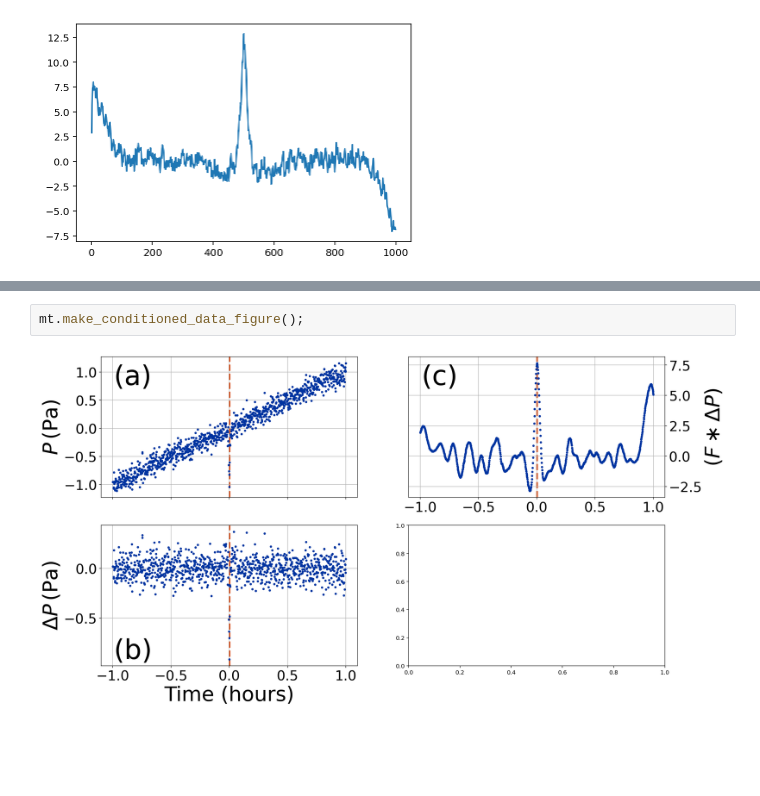
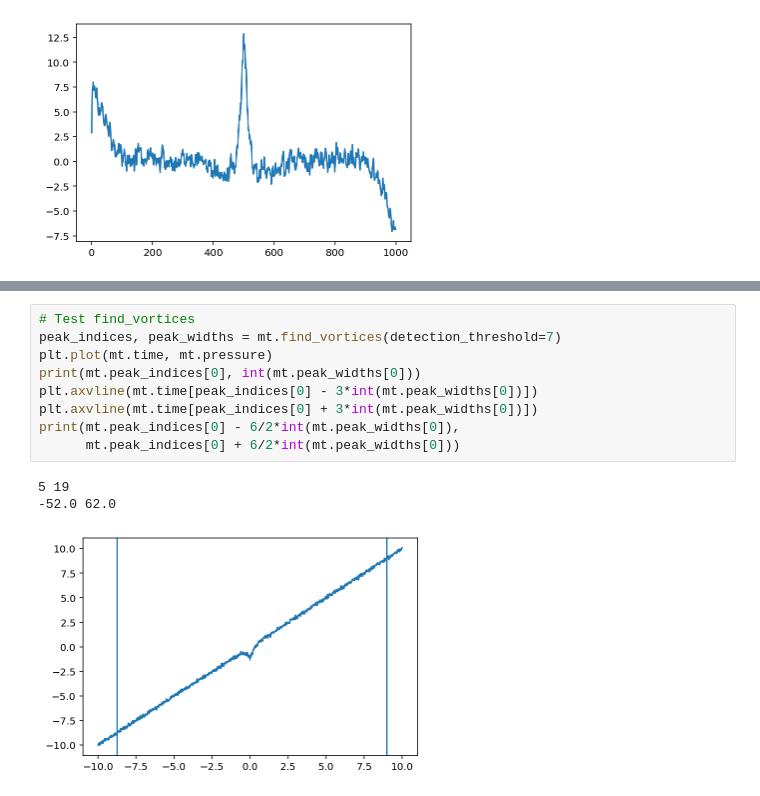
Before and after one commit to BoiseStatePlanetary/muldoon, a Jupyter notebook: examples/Making Muldoon.ipynb, the cells around one changed output, grey strips where cells are left out. Drawn from its saved outputs; the diff is of its cells as text; blank space fills up the shorter version.

Commit message:
find_vortices is broken - see Making Muldoon.ipynb

```diff
--- a/examples/Making Muldoon.ipynb
+++ b/examples/Making Muldoon.ipynb
@@ -123,4 +112,13 @@ plt.axvline(mt.time[peak_indices[0] + int(peak_widths[0])])
-# %%
-mt.make_conditioned_data_figure();
-# %% [output]
-[figure, removed]
+# %%
+# Test find_vortices
+peak_indices, peak_widths = mt.find_vortices(detection_threshold=7)
+plt.plot(mt.time, mt.pressure)
+print(mt.peak_indices[0], int(mt.peak_widths[0]))
+plt.axvline(mt.time[peak_indices[0] - 3*int(mt.peak_widths[0])])
+plt.axvline(mt.time[peak_indices[0] + 3*int(mt.peak_widths[0])])
+print(mt.peak_indices[0] - 6/2*int(mt.peak_widths[0]),
+      mt.peak_indices[0] + 6/2*int(mt.peak_widths[0]))
+# %% [output]
+5 19
+-52.0 62.0
+[figure, added]
```
Also changed, not shown: parts of 3 cells of this notebook, 1 other file.
